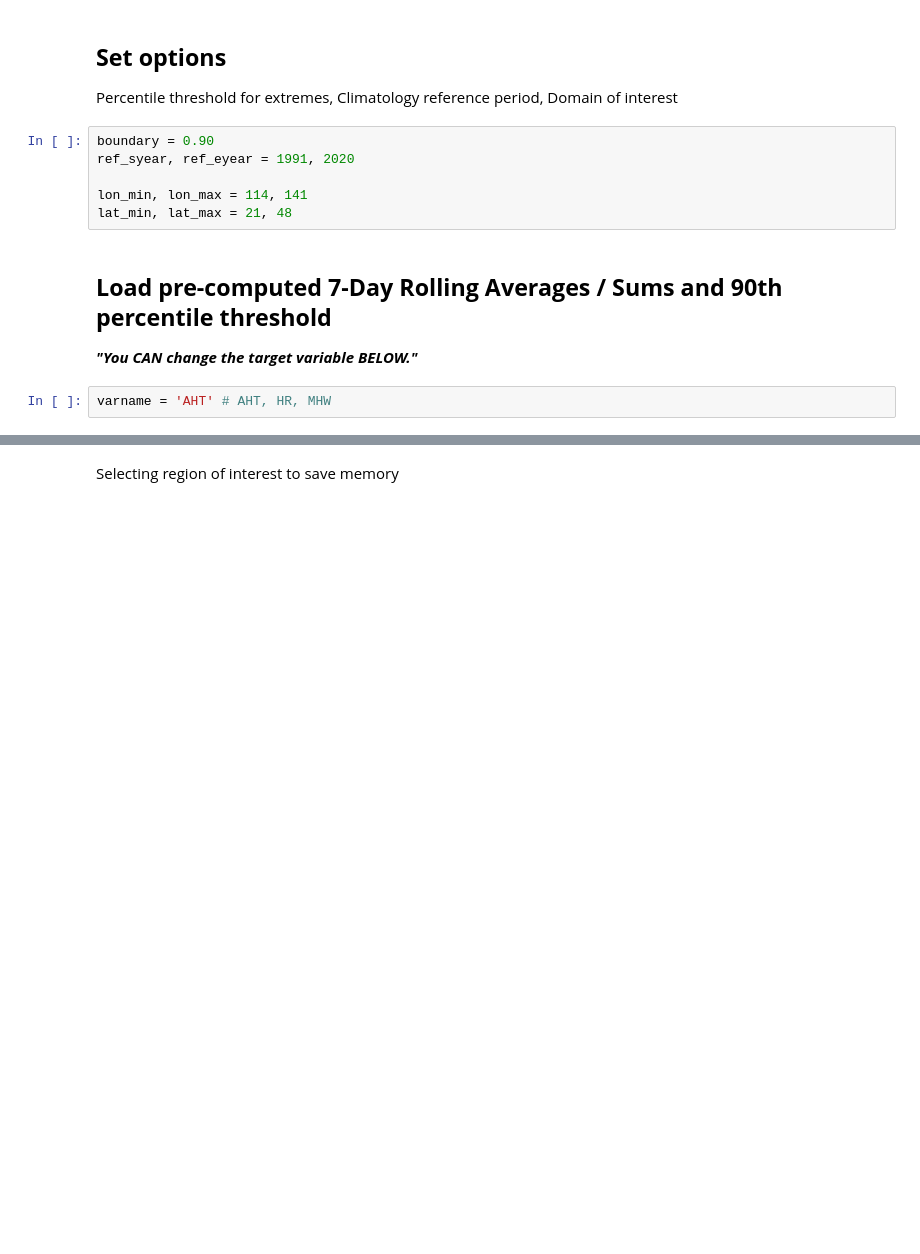
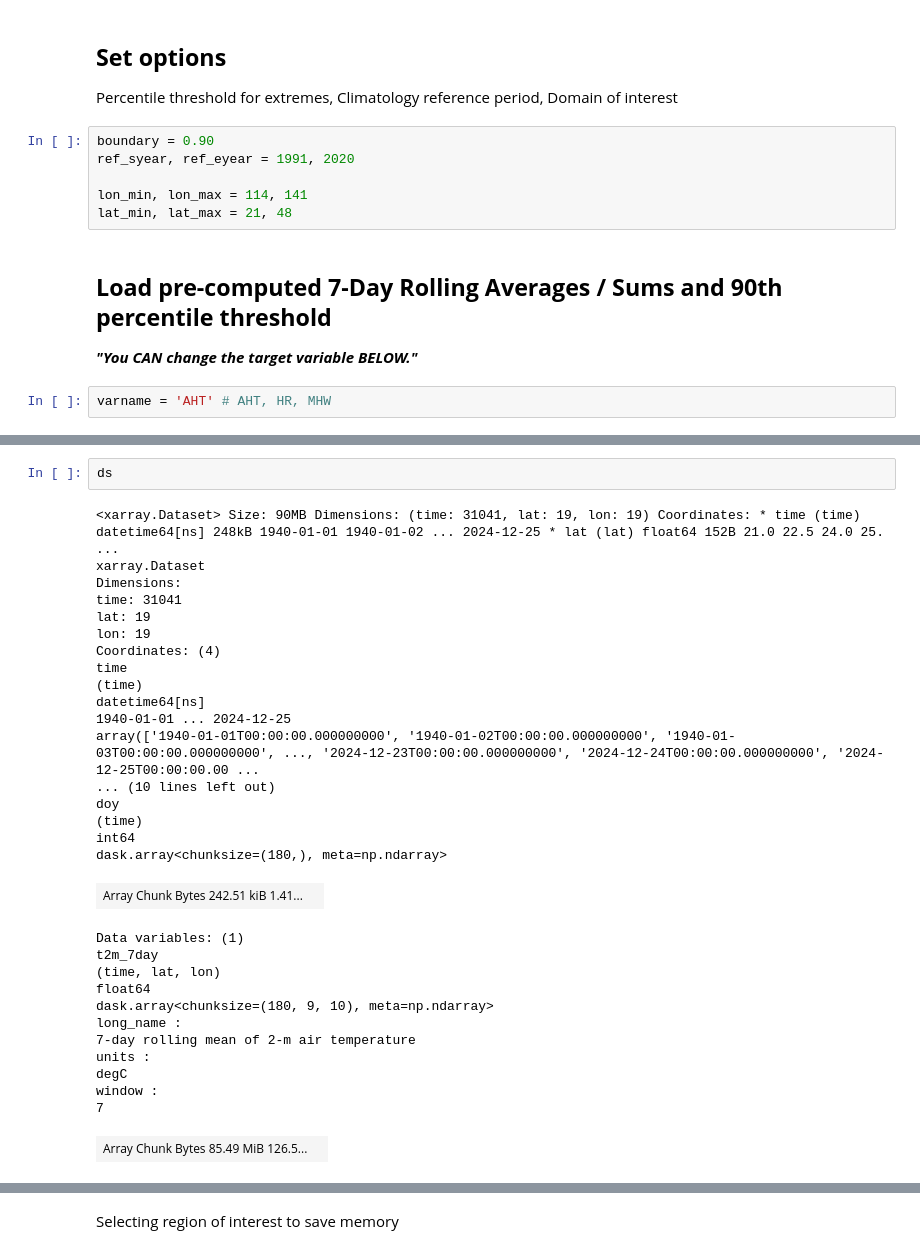
Before and after one commit to yyalexlee/EastAsiaClimateExtremes, a Jupyter notebook: CODES/TART_visualization2_output.ipynb, the cells around one changed output, grey strips where cells are left out. Drawn from its saved outputs; the diff is of its cells as text; blank space fills up the shorter version.

```diff
--- a/CODES/TART_visualization2_output.ipynb
+++ b/CODES/TART_visualization2_output.ipynb
@@ -124 +179,34 @@ elif varname == 'MHW':
     unit = 'degC'
+# %%
+ds
+# %% [output]
+<xarray.Dataset> Size: 90MB Dimensions: (time: 31041, lat: 19, lon: 19) Coordinates: * time (time) datetime64[ns] 248kB 1940-01-01 1940-01-02 ... 2024-12-25 * lat (lat) float64 152B 21.0 22.5 24.0 25. ...
+xarray.Dataset
+Dimensions:
+time: 31041
+lat: 19
+lon: 19
+Coordinates: (4)
+time
+(time)
+datetime64[ns]
+1940-01-01 ... 2024-12-25
+array(['1940-01-01T00:00:00.000000000', '1940-01-02T00:00:00.000000000', '1940-01-03T00:00:00.000000000', ..., '2024-12-23T00:00:00.000000000', '2024-12-24T00:00:00.000000000', '2024-12-25T00:00:00.00 ...
+... (10 lines left out)
+doy
+(time)
+int64
+dask.array<chunksize=(180,), meta=np.ndarray>
+| Array Chunk Bytes 242.51 kiB 1.41... |  |
+Data variables: (1)
+t2m_7day
+(time, lat, lon)
+float64
+dask.array<chunksize=(180, 9, 10), meta=np.ndarray>
+long_name :
+7-day rolling mean of 2-m air temperature
+units :
+degC
+window :
+7
+| Array Chunk Bytes 85.49 MiB 126.5... |  |
```
Also changed, not shown: parts of 36 cells of this notebook.
